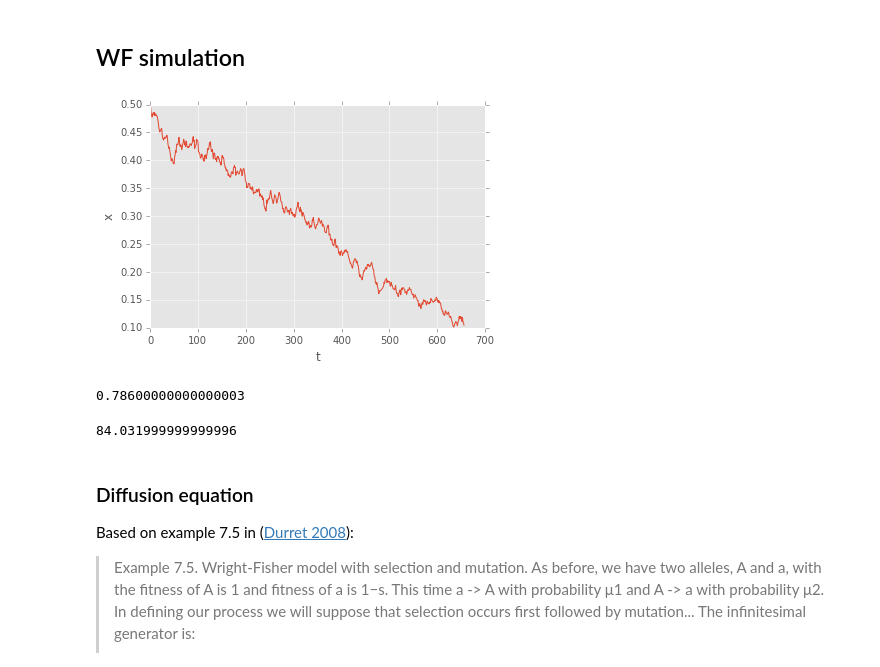
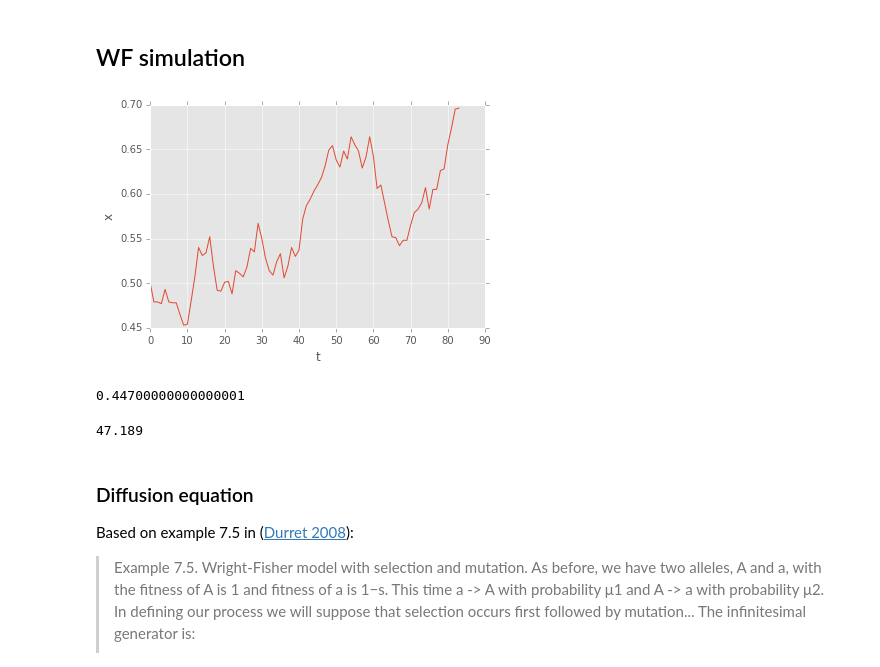
Before and after one commit to yoavram/ipython-notebooks, a Jupyter notebook: Diffusion equation for simple WF model.ipynb, the cells around one changed output. Drawn from its saved outputs; the diff is of its cells as text; code cells hidden in the pictures.

```diff
--- a/Diffusion equation for simple WF model.ipynb
+++ b/Diffusion equation for simple WF model.ipynb
@@ -11,20 +11,20 @@ def step(x,s,u1,u2,N):
     x = n/float(N)
     return x
 # %%
-s = 0.0
-N = 10000
+s = 0.01
+N = 1000
 u1 = 0.0003
 u2 = 10*u1
 x = 0.5
 _ = []
 while (s == 0 and x > 0.1) or (s > 0 and x < 1 - u2/s):
     _.append(x)
     x = step(x,s,u1,u2,N)
 plot(_)
 xlabel('t')
 ylabel('x');
 # %% [output]
-[figure, old version]
+[figure, new version]
 # %%
 def sample_hitting_prob(x,y,z):
     assert 0<y<x<z<1
@@ -38,7 +38,7 @@ def estimate_hitting_prob(x,y,z,replicates=1000):
 
 estimate_hitting_prob(0.5,0.49,0.51)[0]
 # %% [output]
-0.78600000000000003
+0.44700000000000001
 # %%
 def sample_occupation_time(x,u,v):
     assert 0<u<x<v<1
@@ -54,7 +54,7 @@ def estimate_occupation_time(x,u,v,replicates=1000):
 
 estimate_occupation_time(0.5,0.4,0.6)[0]
 # %% [output]
-84.031999999999996
+47.189
 # %% [markdown]
 ### Diffusion equation
 
```
Also changed, not shown: parts of 18 cells of this notebook.
